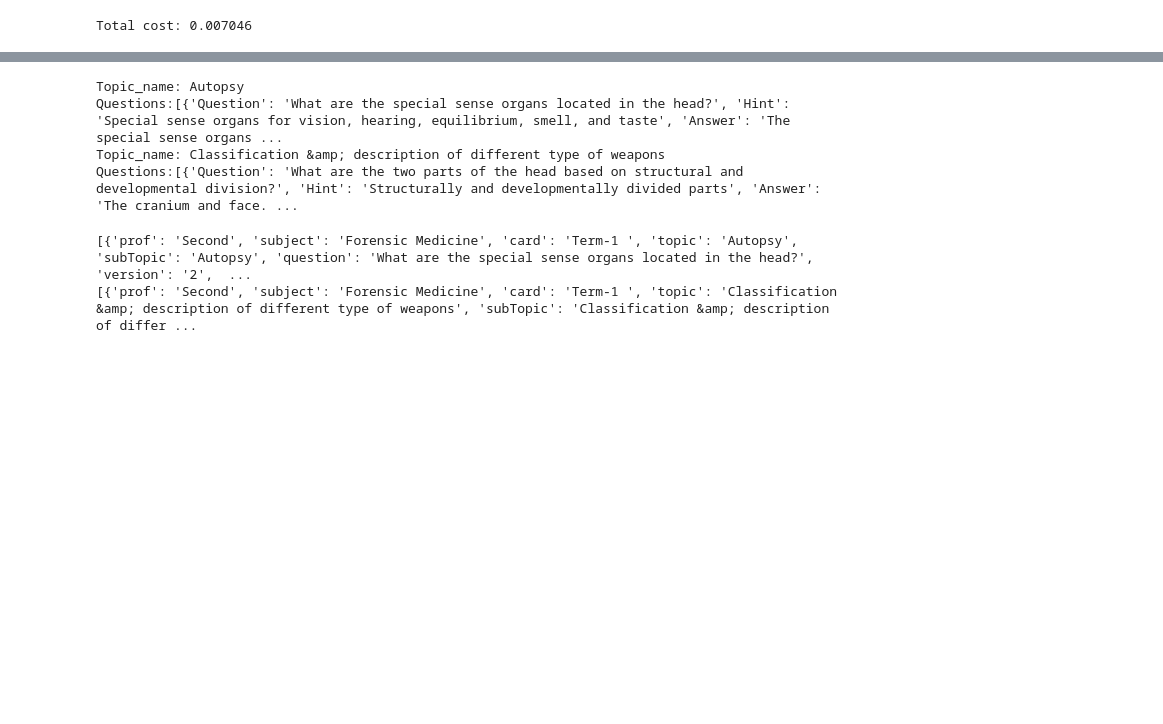
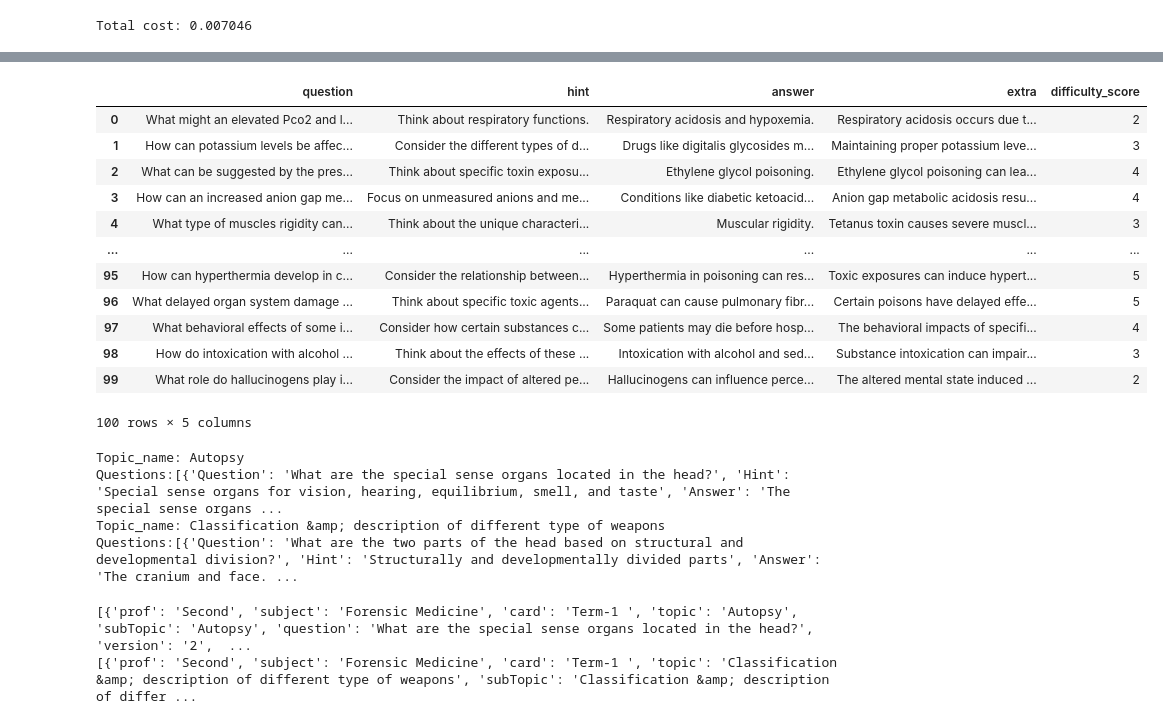
Before and after one commit to Samin-Sadaf7/QuestionAnswerGenerator, a Jupyter notebook: Medibee_AI_Integration.ipynb, the cells around one changed output, grey strips where cells are left out. Drawn from its saved outputs; the diff is of its cells as text; code cells hidden in the pictures; blank space fills up the shorter version.

```diff
--- a/Medibee_AI_Integration.ipynb
+++ b/Medibee_AI_Integration.ipynb
@@ -1274,7 +1274,7 @@ PDF file 'viva_questions.pdf' has been created.
 query = "Head"
 knowledge = get_knowledge(query, book_collection)
 context = get_search_result(knowledge)
-prompt = get_prompt_viva(query=query, context=context)
+prompt = get_prompt_QUESTION(query=query, context=context, nQuestion=10)
 prompt
 # %% [output]
 [0.003369350917637348, -0.009024985134601593, -0.005425000563263893, -0.027685411274433136, -0.002223437884822488, -0.003325390163809061, 0.00783743616193533, 0.00933422613888979, 0.039363179355859756 ...
@@ -1380,9 +1380,10 @@ import time
 import json
 
 questions_list = []
+topic_list = []
 input_token_count = 0
 output_token_count = 0
-for topic in topic_list[:2]:
+for topic in topic_list[:10]:
     query = topic['topic']
 
     try:
@@ -1394,6 +1395,7 @@ for topic in topic_list[:2]:
         if flag == False:
           knowledge = get_knowledge(query, book_collection)
           context = get_search_result(knowledge)
+
           chat_completion = client.chat.completions.create(
           messages=[
                {
@@ -1407,6 +1409,7 @@ for topic in topic_list[:2]:
           output_token_count += chat_completion.usage.completion_tokens
           question = chat_completion.choices[0].message.content
           questions_list.append(question)
+          topic_list.append(topic)
     except ValueError as e:
         print(f"Error generating content for topic '{topic}': {e}")
         continue
@@ -1449,0 +1435,3 @@ Updated 6 documents
+# %%
+all_questions = ''.join(questions_list)
+print(all_questions)
@@ -1450,3 +1456,32 @@ Updated 6 documents
+# %%
+def string_to_dataframe(input_text):
+  # Regular expression pattern to match JSON objects
+  pattern = r'"question":\s*"([^"]*)",\s*"hint":\s*"([^"]*)",\s*"answer":\s*"([^"]*)",\s*"extra":\s*"([^"]*)",\s*"difficulty_score":\s*"([^"]*)"'
+
+  # Extract all the matches using the regular expression
+  matches = re.findall(pattern, input_text)
+
+  # Create a pandas DataFrame from the extracted data
+  df = pd.DataFrame(matches, columns=["question", "hint", "answer", "extra", "difficulty_score"])
+
+  return df
+# %%
+question_df = string_to_dataframe(all_questions)
+question_df
+# %% [output]
+|  | question | hint | answer | extra | difficulty_score |
+| 0 | What might an elevated Pco2 and l... | Think about respiratory functions. | Respiratory acidosis and hypoxemia. | Respiratory acidosis occurs due t... | 2 |
+| 1 | How can potassium levels be affec... | Consider the different types of d... | Drugs like digitalis glycosides m... | Maintaining proper potassium leve... | 3 |
+| 2 | What can be suggested by the pres... | Think about specific toxin exposu... | Ethylene glycol poisoning. | Ethylene glycol poisoning can lea... | 4 |
+| 3 | How can an increased anion gap me... | Focus on unmeasured anions and me... | Conditions like diabetic ketoacid... | Anion gap metabolic acidosis resu... | 4 |
+| 4 | What type of muscles rigidity can... | Think about the unique characteri... | Muscular rigidity. | Tetanus toxin causes severe muscl... | 3 |
+| ... | ... | ... | ... | ... | ... |
+| 95 | How can hyperthermia develop in c... | Consider the relationship between... | Hyperthermia in poisoning can res... | Toxic exposures can induce hypert... | 5 |
+| 96 | What delayed organ system damage ... | Think about specific toxic agents... | Paraquat can cause pulmonary fibr... | Certain poisons have delayed effe... | 5 |
+| 97 | What behavioral effects of some i... | Consider how certain substances c... | Some patients may die before hosp... | The behavioral impacts of specifi... | 4 |
+| 98 | How do intoxication with alcohol ... | Think about the effects of these ... | Intoxication with alcohol and sed... | Substance intoxication can impair... | 3 |
+| 99 | What role do hallucinogens play i... | Consider the impact of altered pe... | Hallucinogens can influence perce... | The altered mental state induced ... | 2 |
+100 rows × 5 columns
 # %%
 docs = []
 question_jsons = []
```
Also changed, not shown: parts of 4 cells of this notebook.
